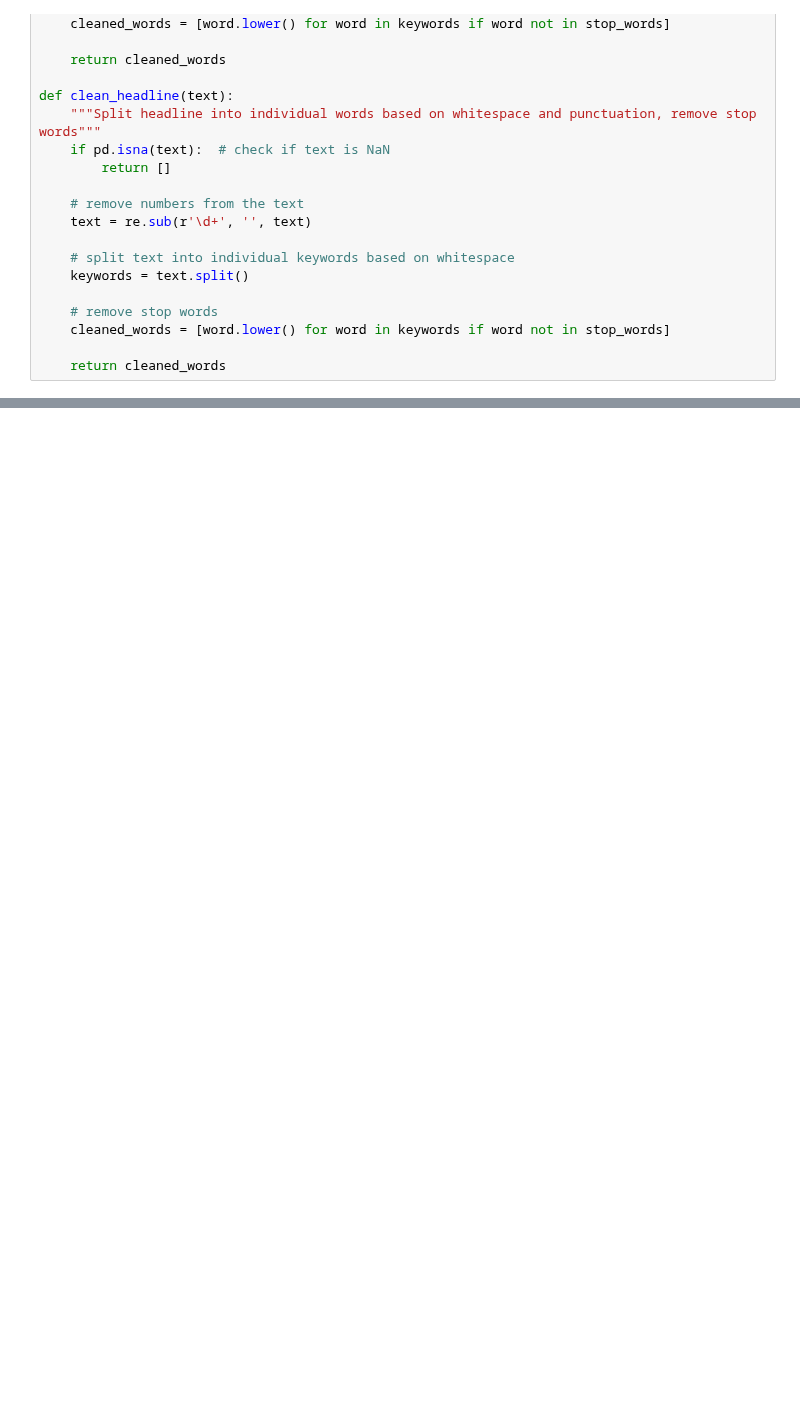
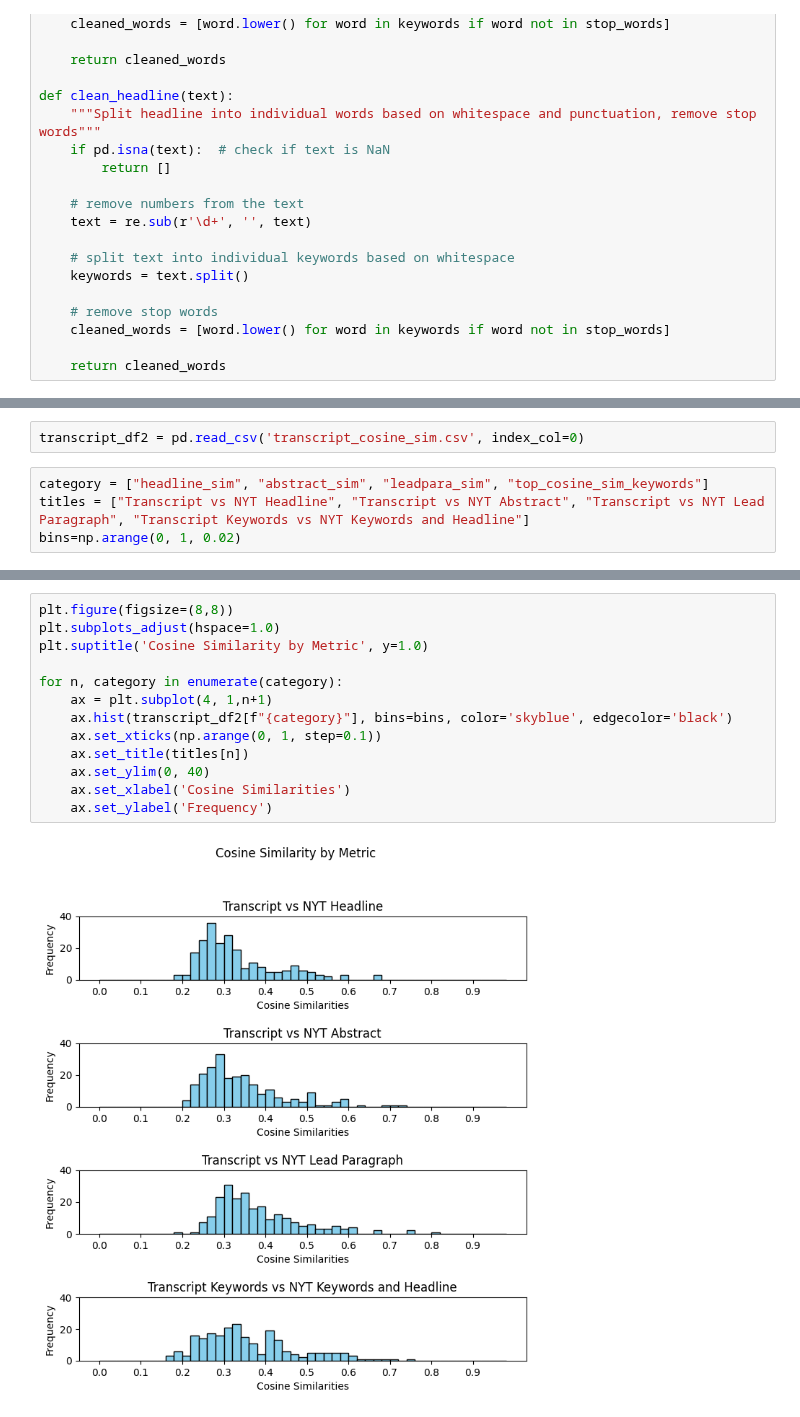
Before and after one commit to jyontika/CS315-Project-2, a Jupyter notebook: analysis/transcription-cosine-sim.ipynb, the cells around one changed output, grey strips where cells are left out. Drawn from its saved outputs; the diff is of its cells as text; blank space fills up the shorter version.

Commit message:
transcription cosine similarity viz

```diff
--- a/analysis/transcription-cosine-sim.ipynb
+++ b/analysis/transcription-cosine-sim.ipynb
@@ -332,0 +312,6 @@ transcript_df.head()
+# %%
+transcript_df2 = pd.read_csv('transcript_cosine_sim.csv', index_col=0)
+# %%
+category = ["headline_sim", "abstract_sim", "leadpara_sim", "top_cosine_sim_keywords"]
+titles = ["Transcript vs NYT Headline", "Transcript vs NYT Abstract", "Transcript vs NYT Lead Paragraph", "Transcript Keywords vs NYT Keywords and Headline"]
+bins=np.arange(0, 1, 0.02)
@@ -332,0 +326,15 @@ transcript_df.head()
+# %%
+plt.figure(figsize=(8,8))
+plt.subplots_adjust(hspace=1.0)
+plt.suptitle('Cosine Similarity by Metric', y=1.0)
+
+for n, category in enumerate(category):
+    ax = plt.subplot(4, 1,n+1)
+    ax.hist(transcript_df2[f"{category}"], bins=bins, color='skyblue', edgecolor='black')
+    ax.set_xticks(np.arange(0, 1, step=0.1))
+    ax.set_title(titles[n])
+    ax.set_ylim(0, 40)
+    ax.set_xlabel('Cosine Similarities')
+    ax.set_ylabel('Frequency')
+# %% [output]
+[figure, added]
```
Also changed, not shown: parts of 15 cells of this notebook.
